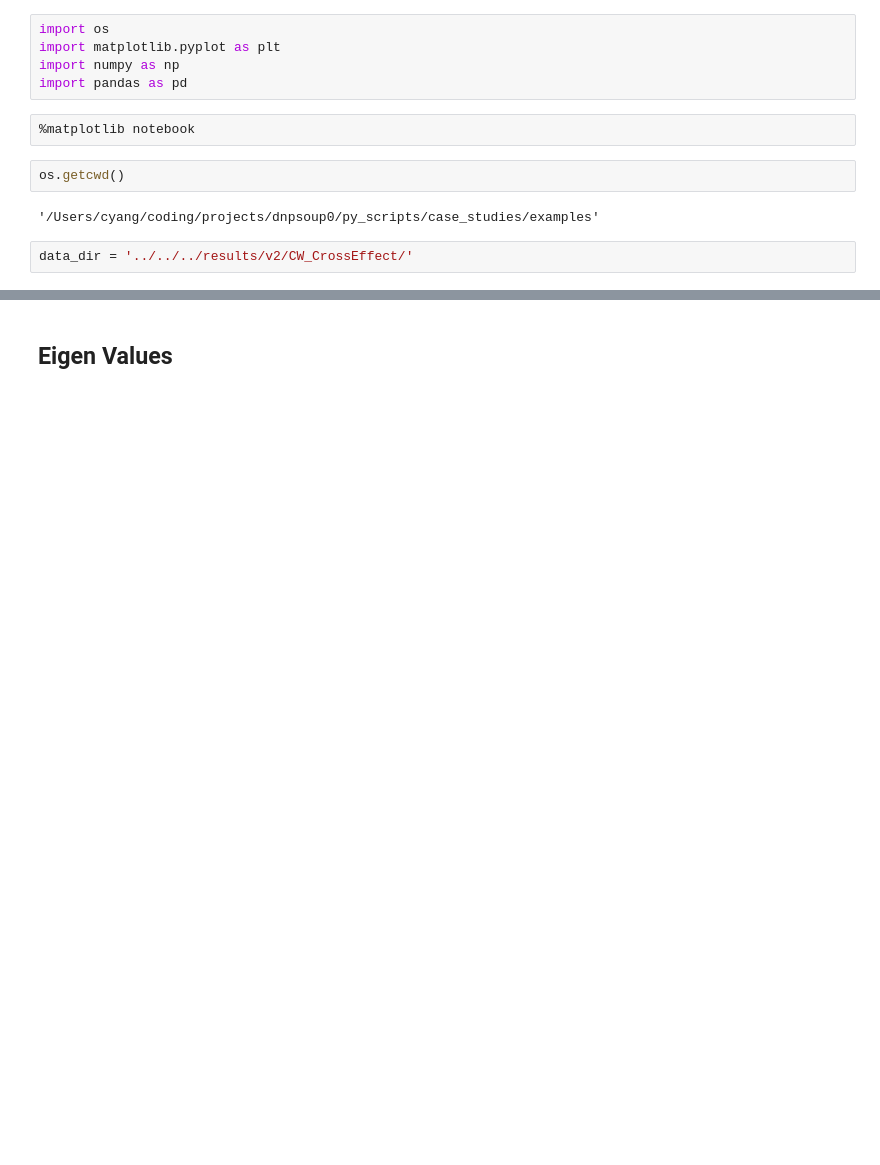
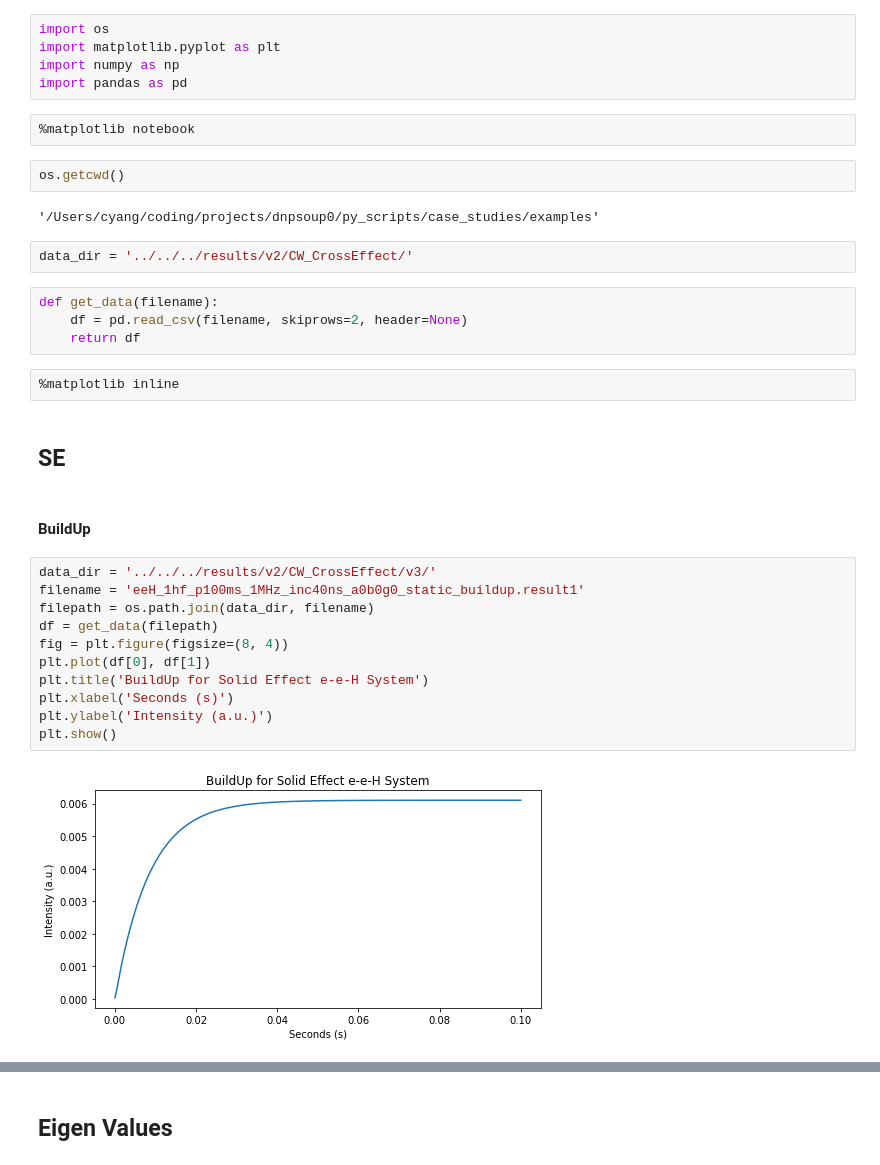
Before and after one commit to cyang019/dnpsoup, a Jupyter notebook: py_scripts/case_studies/examples/VisualizeResultsFor_CW_MAS_TOTAPOL.ipynb, the cells around one changed output, grey strips where cells are left out. Drawn from its saved outputs; the diff is of its cells as text; blank space fills up the shorter version.

```diff
--- a/py_scripts/case_studies/examples/VisualizeResultsFor_CW_MAS_TOTAPOL.ipynb
+++ b/py_scripts/case_studies/examples/VisualizeResultsFor_CW_MAS_TOTAPOL.ipynb
@@ -11,3 +11,26 @@ os.getcwd()
 '/Users/cyang/coding/projects/dnpsoup0/py_scripts/case_studies/examples'
 # %%
 data_dir = '../../../results/v2/CW_CrossEffect/'
+# %%
+def get_data(filename):
+    df = pd.read_csv(filename, skiprows=2, header=None)
+    return df
+# %%
+%matplotlib inline
+# %% [markdown]
+## SE
+# %% [markdown]
+#### BuildUp
+# %%
+data_dir = '../../../results/v2/CW_CrossEffect/v3/'
+filename = 'eeH_1hf_p100ms_1MHz_inc40ns_a0b0g0_static_buildup.result1'
+filepath = os.path.join(data_dir, filename)
+df = get_data(filepath)
+fig = plt.figure(figsize=(8, 4))
+plt.plot(df[0], df[1])
+plt.title('BuildUp for Solid Effect e-e-H System')
+plt.xlabel('Seconds (s)')
+plt.ylabel('Intensity (a.u.)')
+plt.show()
+# %% [output]
+[figure, added]
```
Also changed, not shown: parts of 27 cells of this notebook, 8 other files.
